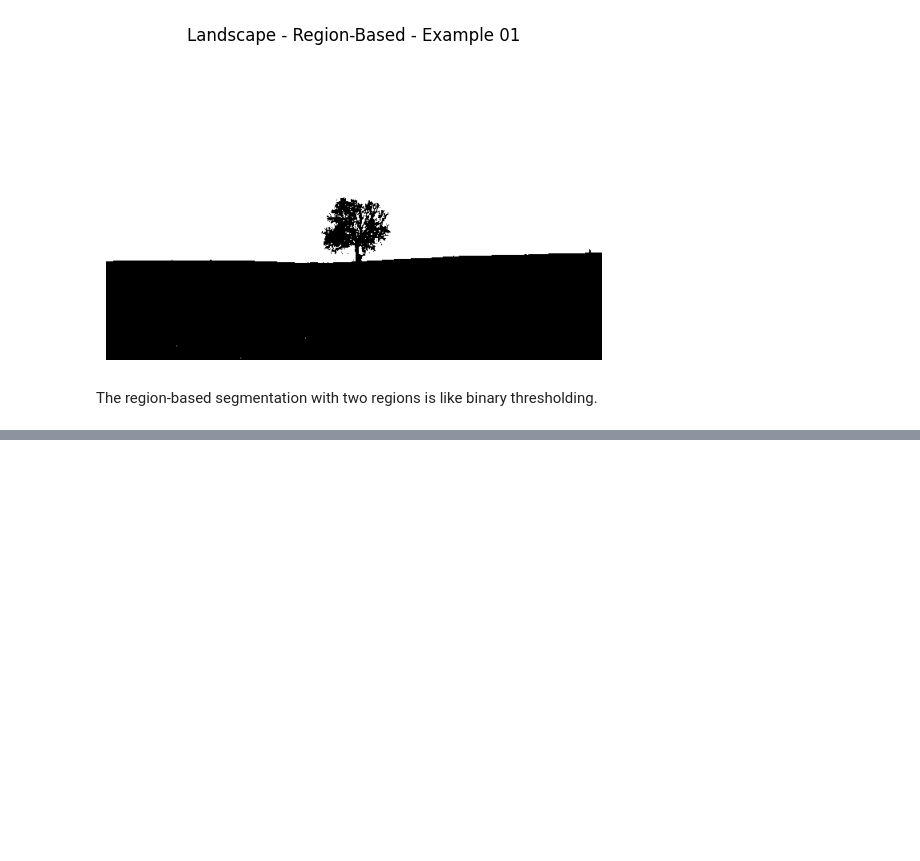
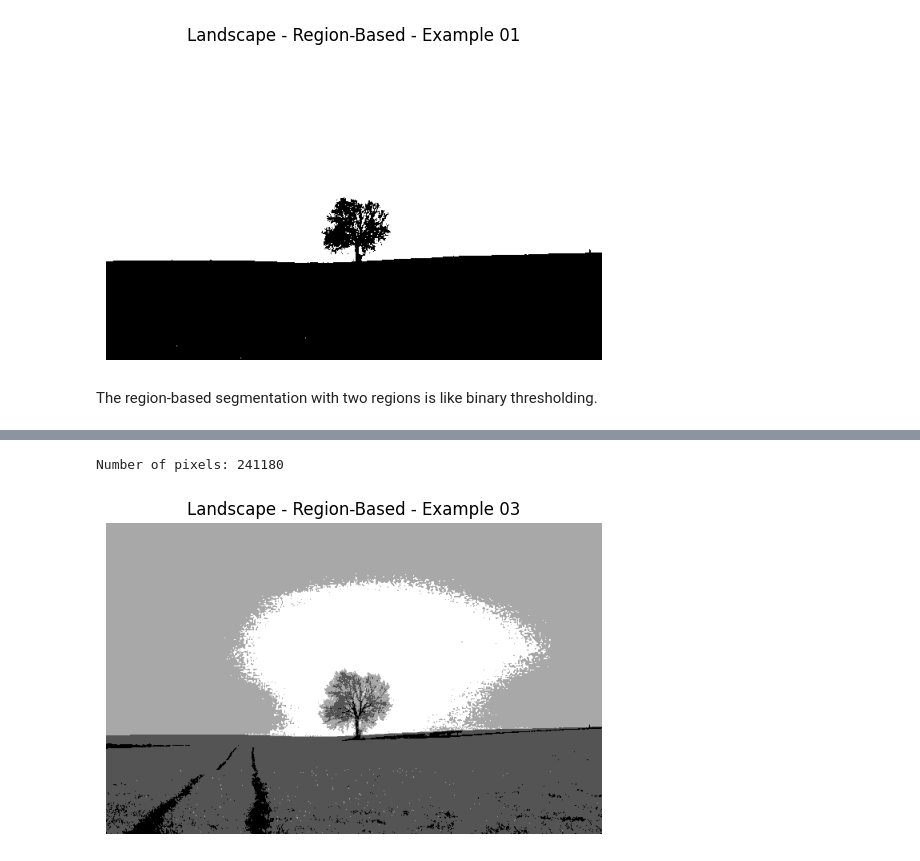
Before and after one commit to Rogerio-Chaves/Image-Segmentation, a Jupyter notebook: 001_Classical_Techniques/003_Region-Based_Segmentation/001_Region-Based.ipynb, the cells around one changed output, grey strips where cells are left out. Drawn from its saved outputs; the diff is of its cells as text; code cells hidden in the pictures; blank space fills up the shorter version.

```diff
--- a/001_Classical_Techniques/003_Region-Based_Segmentation/001_Region-Based.ipynb
+++ b/001_Classical_Techniques/003_Region-Based_Segmentation/001_Region-Based.ipynb
@@ -79,0 +135,27 @@ The region-based segmentation with two regions is like binary thresholding.
+# %%
+normalized_flattened_image = flattened_image.copy() / 255
+number_pixels = len(normalized_flattened_image)
+
+print(f'Number of pixels: {number_pixels}')
+# %% [output]
+Number of pixels: 241180
+# %%
+for i in range(number_pixels):
+    if normalized_flattened_image[i] <= 0.25:
+        normalized_flattened_image[i] = 0
+    elif normalized_flattened_image[i] > 0.25 and normalized_flattened_image[i] <= 0.5:
+        normalized_flattened_image[i] = 0.33
+    elif normalized_flattened_image[i] > 0.5 and normalized_flattened_image[i] <= 0.75:
+        normalized_flattened_image[i] = 0.66
+    else:
+        normalized_flattened_image[i] = 1
+# %%
+region_based_image = normalized_flattened_image.reshape(HEIGHT, WIDTH)
+
+plt.imshow(region_based_image, cmap='gray')
+plt.title('Landscape - Region-Based - Example 03')
+plt.axis('off')
+
+plt.show()
+# %% [output]
+[figure, added]
```
Also changed, not shown: parts of 13 cells of this notebook.
